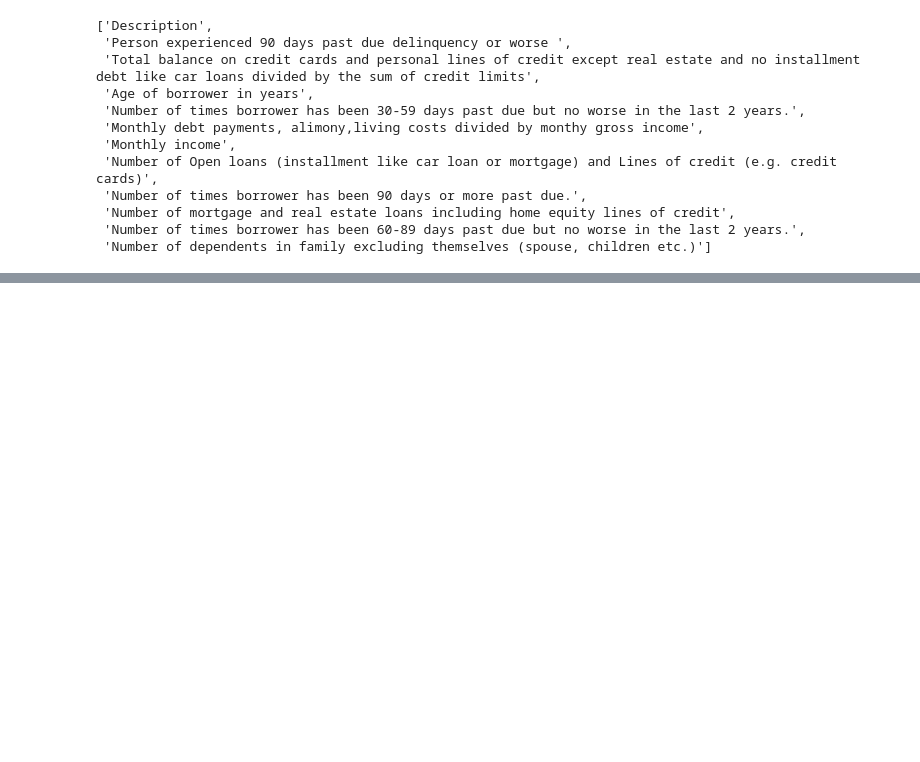
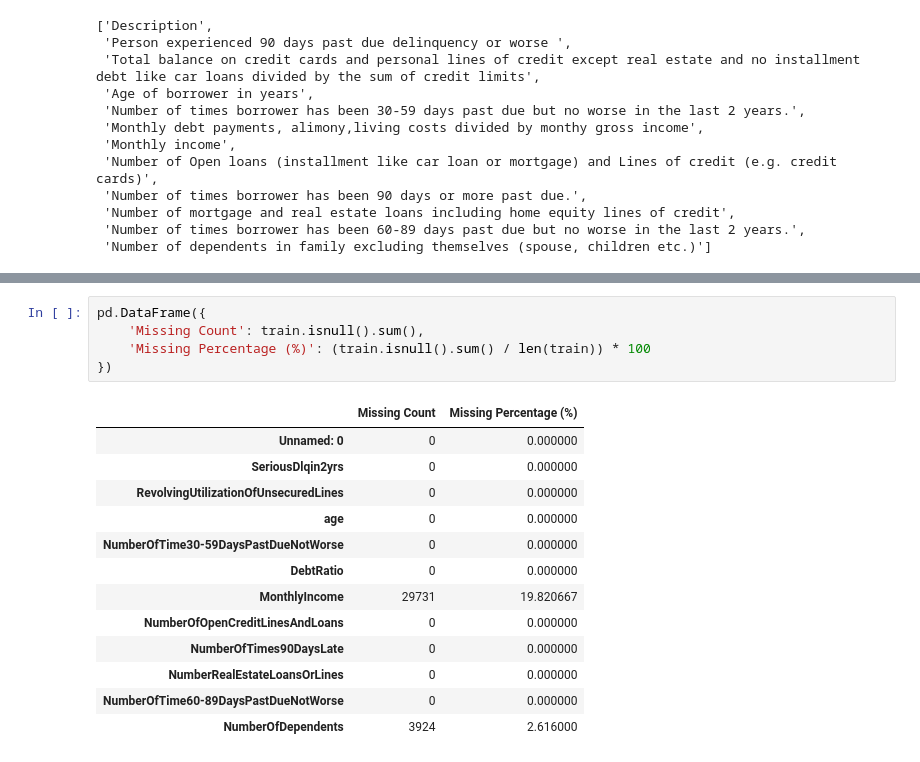
Before and after one commit to AmoussouKokou/cse, a Jupyter notebook: notebooks/exploratory.ipynb, the cells around one changed output, grey strips where cells are left out. Drawn from its saved outputs; the diff is of its cells as text; blank space fills up the shorter version.

```diff
--- a/data_files/br.ipynb
+++ b/notebooks/exploratory.ipynb
@@ -96,0 +109,19 @@ xtrain
+# %%
+pd.DataFrame({
+    'Missing Count': train.isnull().sum(),
+    'Missing Percentage (%)': (train.isnull().sum() / len(train)) * 100
+})
+# %% [output]
+|  | Missing Count | Missing Percentage (%) |
+| Unnamed: 0 | 0 | 0.000000 |
+| SeriousDlqin2yrs | 0 | 0.000000 |
+| RevolvingUtilizationOfUnsecuredLines | 0 | 0.000000 |
+| age | 0 | 0.000000 |
+| NumberOfTime30-59DaysPastDueNotWorse | 0 | 0.000000 |
+| DebtRatio | 0 | 0.000000 |
+| MonthlyIncome | 29731 | 19.820667 |
+| NumberOfOpenCreditLinesAndLoans | 0 | 0.000000 |
+| NumberOfTimes90DaysLate | 0 | 0.000000 |
+| NumberRealEstateLoansOrLines | 0 | 0.000000 |
+| NumberOfTime60-89DaysPastDueNotWorse | 0 | 0.000000 |
+| NumberOfDependents | 3924 | 2.616000 |
```
Also changed, not shown: parts of 6 cells of this notebook, 11 other files.
